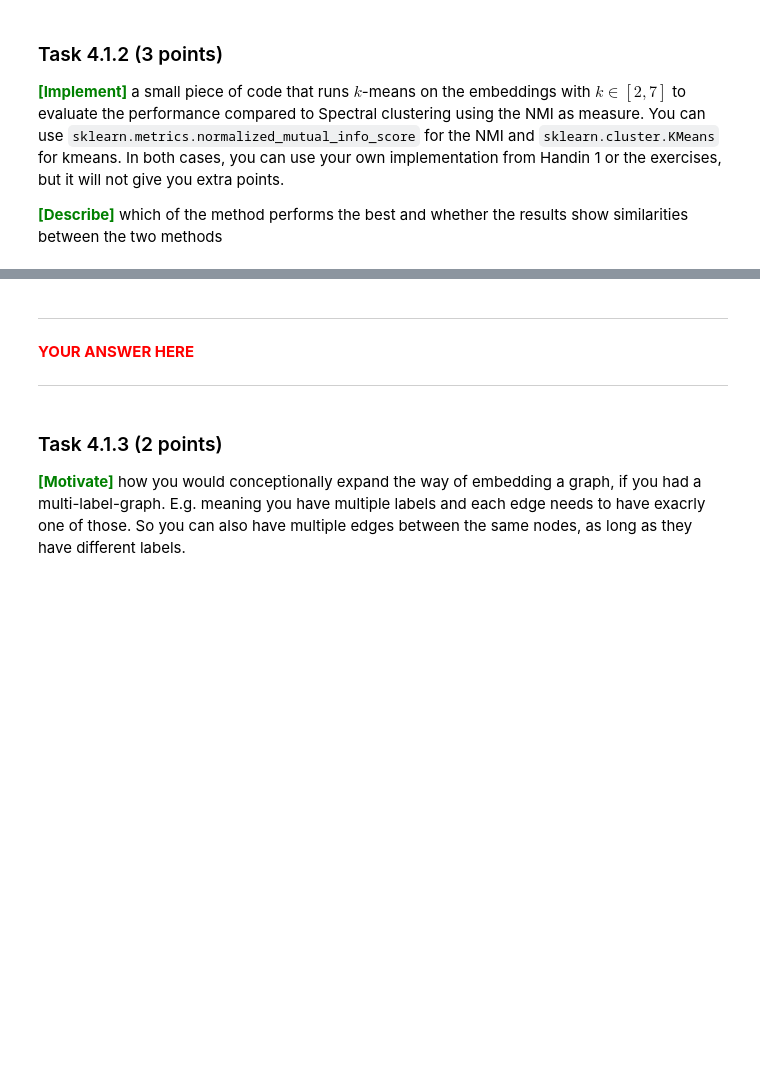
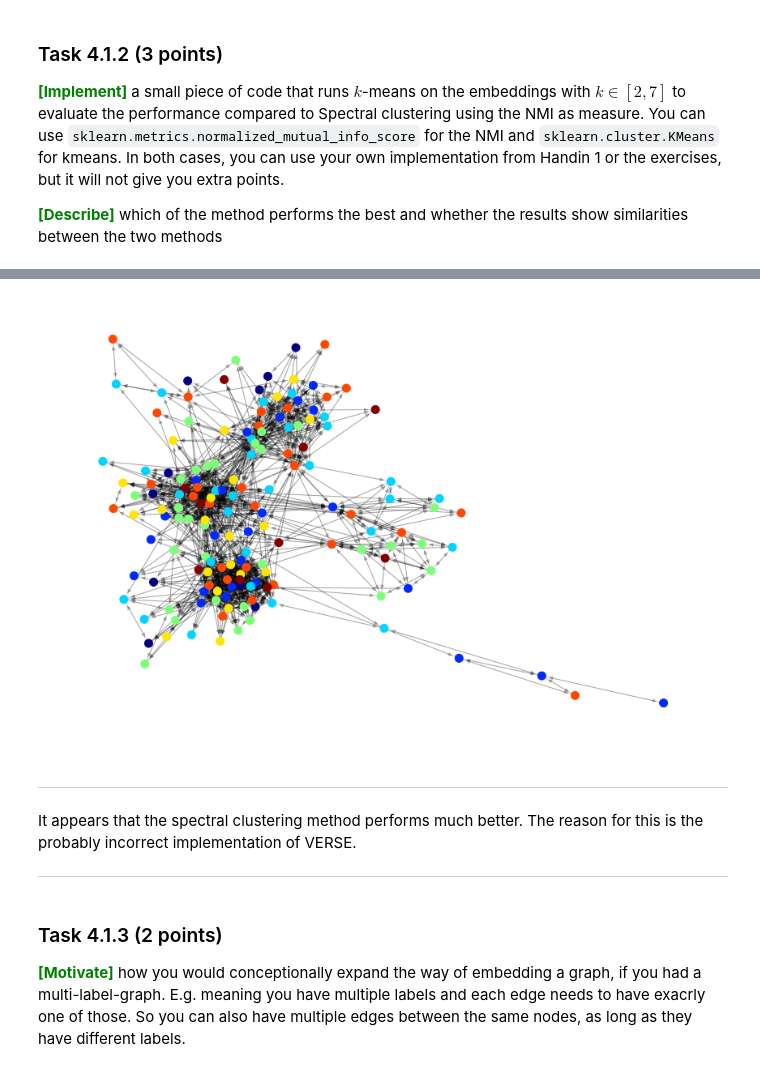
Before and after one commit to annesparks/dm23_handins, a Jupyter notebook: handins/handin2.ipynb, the cells around one changed output, grey strips where cells are left out. Saved outputs shown, nothing was run; the diff lists cells and outputs as text; code cells hidden in the pictures; blank space fills up the shorter version.

```diff
--- a/handins/handin2.ipynb
+++ b/handins/handin2.ipynb
@@ -901,6 +952,10 @@ np.save('verse.npy', emb)
+# %%
+plot_graph(G, clustering_verse.labels_ )
+# %% [output]
+[figure, added]
 # %% [markdown]
 *******************
-<span style="color:red">**YOUR ANSWER HERE**</span>
+It appears that the spectral clustering method performs much better. The reason for this is the probably incorrect implementation of VERSE.
 ******************
 # %% [markdown]
 ### Task 4.1.3 (2 points)
```
Also changed, not shown: parts of 12 cells of this notebook.
